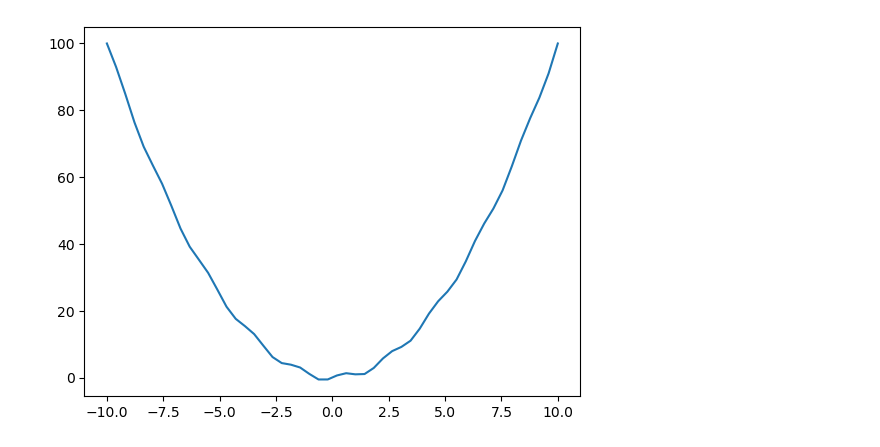
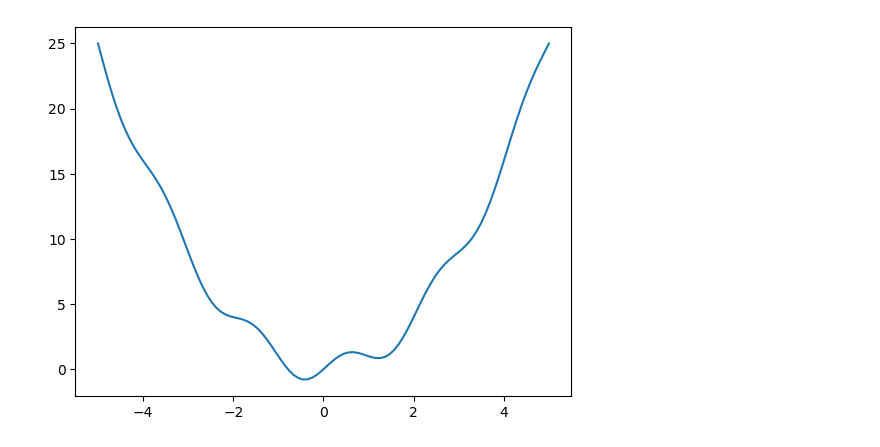
Before and after one commit to Wojtekpob/AI-algorithms, a Jupyter notebook: lab1_przeszukiwanie/zad1.ipynb, the cells around one changed output. Drawn from its saved outputs; the diff is of its cells as text; code cells hidden in the pictures.

Commit message:
Implemented algorithm, created plots.

```diff
--- a/lab1_przeszukiwanie/zad1.ipynb
+++ b/lab1_przeszukiwanie/zad1.ipynb
@@ -5,10 +5,20 @@ import math
-# %%
-a=-10
-b=10
-x = np.linspace(a,b)
-y = [math.sin(math.pi*i)+i**2 for i in x]
+# %%
+def g(x):
+    x1, x2 =x
+    return 5 * np.e ** 2 - 4 * np.e * x1 + x1**2 + 2 * np.e * x2 + x2**2
+
+def dg(x):
+    return np.array([2*(x[0] - 2 * np.e), 2*(x[1]+np.e)])
+
+def f(x):
+    return np.sin(np.pi*x)+x**2
+
+def df(x):
+    return np.pi * np.cos(np.pi * x) + 2 * x
 # %%
+x = np.linspace(-5,5,100)
+y = f(x)
 plt.plot(x,y)
 plt.show()
 # %% [output]
-[figure, old version]
+[figure, new version]
```
Also changed, not shown: parts of 6 cells of this notebook, 1 other file.
